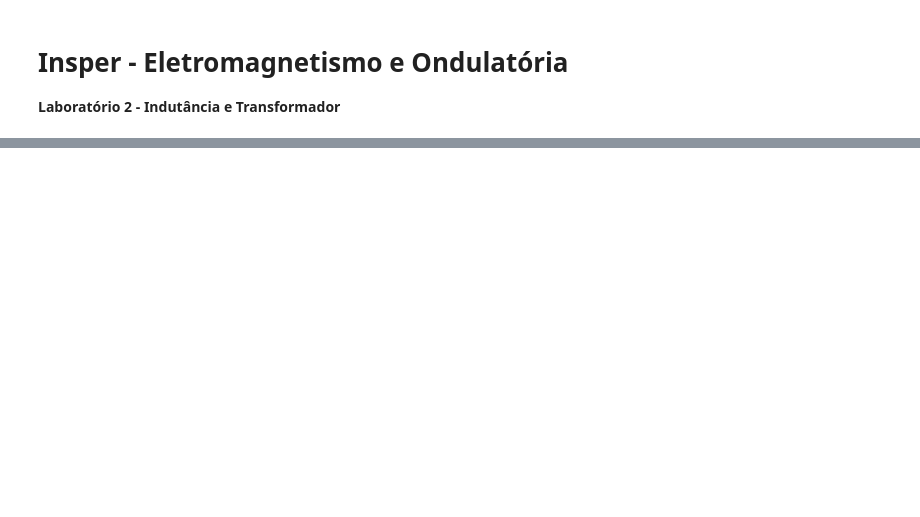
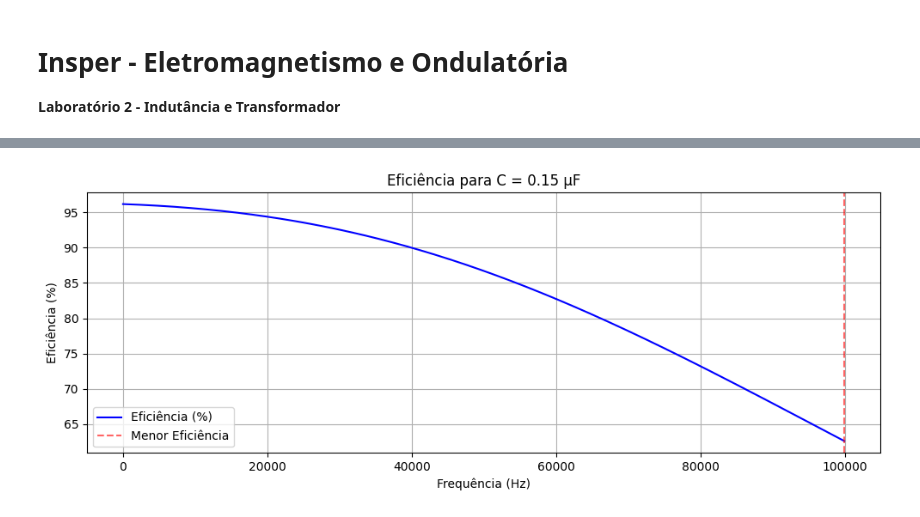
Before and after one commit to Edu0liveira2/Projeto_Eletromag, a Jupyter notebook: Projeto.ipynb, the cells around one changed output, grey strips where cells are left out. Cells and saved outputs as stored; diff of their text form; code cells hidden in the pictures; blank space fills up the shorter version.

Commit message:
Eficiencia com a tensão

```diff
--- a/Projeto.ipynb
+++ b/Projeto.ipynb
@@ -279,0 +236,98 @@ Frequência com maior eficiência: 1.0
+# %%
+def encontrar_pico_eficiencia_tensao(c_escolhido, fs, V1, Rc, k):
+    # Inicializa dicionários para armazenar os melhores resultados:
+    # menor eficiência e maior tensão V2
+    melhores_resultados = {
+        'menor_eficiencia': {'f': None, 'valor': float('inf')},
+        'maior_V2': {'f': None, 'valor': -1}
+    }
+
+    # Listas para armazenar os valores calculados ao longo da frequência
+    eficiencias = []
+    tensoes_V2 = []
+
+    # Loop em cada frequência
+    for f in fs:
+        # Calcula correntes no circuito para a frequência atual
+        i1, i2, _ = CalcularTransformadorSerie(V1, c_escolhido, f)
+
+        # Calcula tensão de saída no resistor de carga
+        V2 = abs(i2) * Rc
+
+        # Calcula potência dissipada na carga
+        P_carga = abs(i2)**2 * Rc
+
+        # Calcula potência fornecida pela fonte (parte real do produto fasorial)
+        P_fonte = np.real(V1 * np.conj(i1))
+
+        # Eficiência (%) = (potência na carga / potência da fonte) * 100
+        eficiencia = (P_carga / P_fonte) * 100 if P_fonte > 0 else 0
+
+        # Armazena os valores nas listas para plotagem
+        eficiencias.append(eficiencia)
+        tensoes_V2.append(V2)
+
+        # Verifica se essa é a menor eficiência encontrada até agora
+        if eficiencia < melhores_resultados['menor_eficiencia']['valor']:
+            melhores_resultados['menor_eficiencia'] = {'f': f, 'valor': eficiencia}
+
+        # Verifica se essa é a maior tensão V2 encontrada até agora
+        if V2 > melhores_resultados['maior_V2']['valor']:
+            melhores_resultados['maior_V2'] = {'f': f, 'valor': V2}
+
+    # --- Gráfico da Eficiência ---
+    plt.figure(figsize=(10, 4))
+    plt.plot(fs, eficiencias, label='Eficiência (%)', color='blue')
+
+    # Marca a frequência onde ocorreu a menor eficiência
+    plt.axvline(melhores_resultados['menor_eficiencia']['f'], color='red', linestyle='--', alpha=0.6,
+                label='Menor Eficiência')
+
+    plt.xlabel('Frequência (Hz)')
+    plt.ylabel('Eficiência (%)')
+    plt.title(f'Eficiência para C = {c_escolhido*1e6:.2f} µF')
+    plt.legend()
+    plt.grid(True)
+    plt.tight_layout()
+    plt.show()
+
+    # --- Gráfico da Tensão de Saída V2 ---
+    plt.figure(figsize=(10, 4))
+    plt.plot(fs, tensoes_V2, label='Tensão V2 (V)', color='orange')
+
+    # Marca a frequência onde ocorreu a maior tensão
+    plt.axvline(melhores_resultados['maior_V2']['f'], color='green', linestyle='--', alpha=0.6,
+                label='Maior V2')
+
+    plt.xlabel('Frequência (Hz)')
+    plt.ylabel('Tensão V2 (V)')
+    plt.title(f'Tensão de Saída para C = {c_escolhido*1e6:.2f} µF')
+    plt.legend()
+    plt.grid(True)
+    plt.tight_layout()
+    plt.show()
+
+    # Retorna os resultados encontrados
+    return melhores_resultados
+
+
+
+
+
+c_escolhido = 150e-9
+Rc = 5
+resultados = encontrar_pico_eficiencia_tensao(c_escolhido, fs[::10], V1, Rc, k)
+
+print("Menor eficiência:")
+print(resultados['menor_eficiencia'])
+
+f = 100e3
+w = 2*np.pi*f
+L1 = 1/(w**2*c_escolhido)
+
+
+print("Maior tensão V2:")
+print(resultados['maior_V2'])
+print(f"L1:{L1}")
+# %% [output]
+[figure, added]
```
Also changed, not shown: parts of 7 cells of this notebook, 2 other files.
